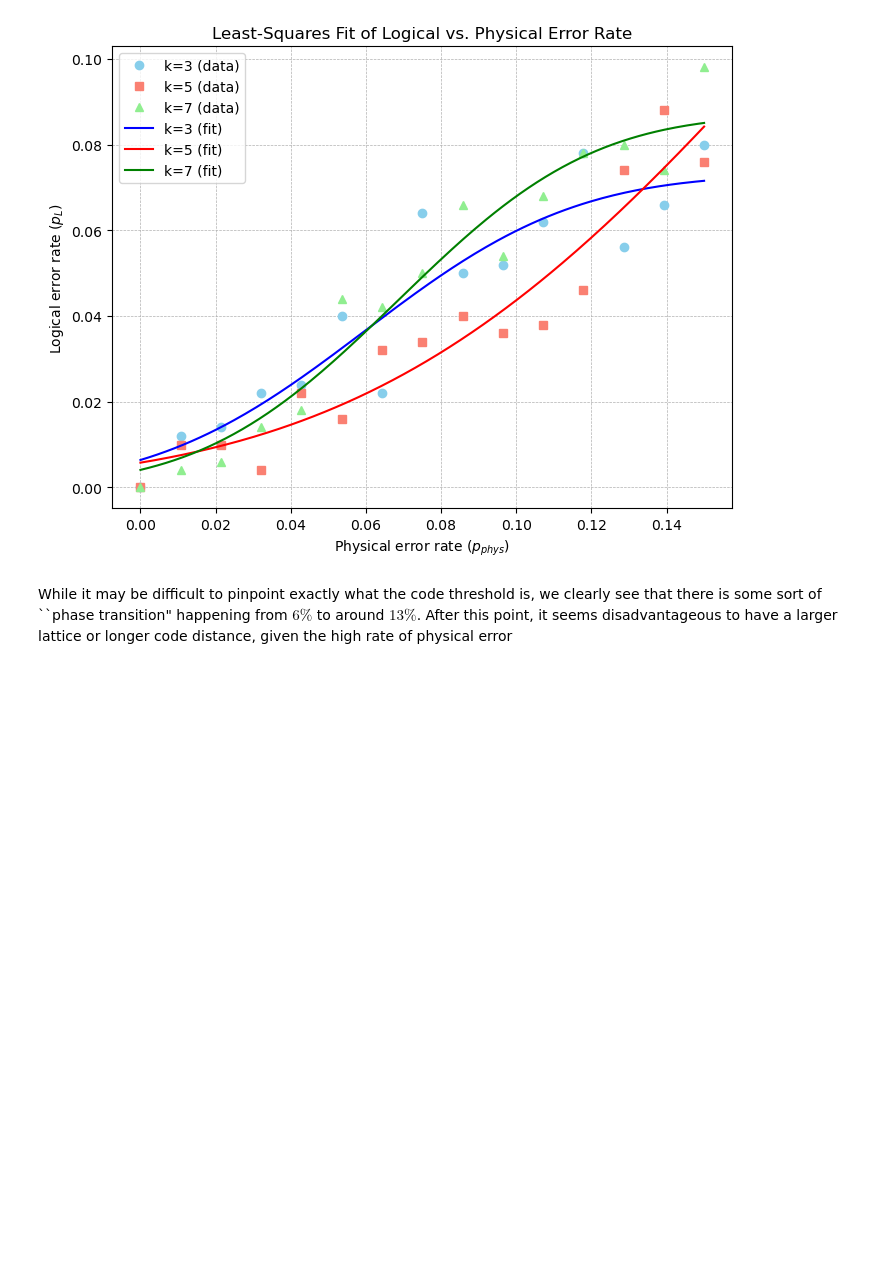
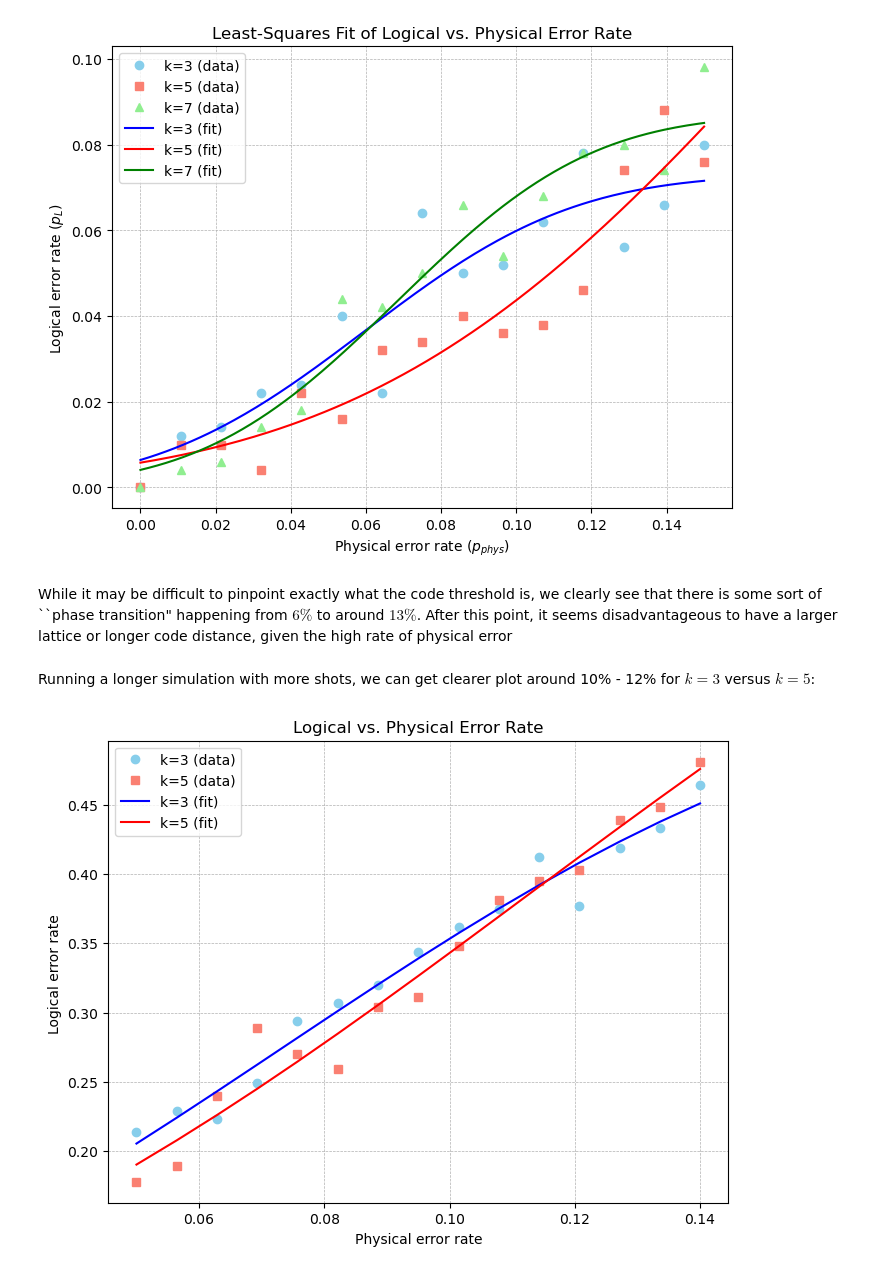
Before and after one commit to elhyc/Kitaev-Toric-Code, a Jupyter notebook: ToricMiniproject3.ipynb, the cells around one changed output. Cells and saved outputs as stored; diff of their text form; code cells hidden in the pictures; blank space fills up the shorter version.

```diff
--- a/ToricMiniproject3.ipynb
+++ b/ToricMiniproject3.ipynb
@@ -199,0 +159,27 @@ plt.show()
+# %% [markdown]
+Running a longer simulation with more shots, we can get clearer plot around 10% - 12% for $k =3$ versus $k=5$:
+# %%
+
+params_3, _ = curve_fit(threshold_fit_function, error_rates, logical_error_rates_3x3, p0=[1.0, 0.1, 0.02])
+params_5, _ = curve_fit(threshold_fit_function, error_rates, logical_error_rates_5x5, p0=[1.0, 0.1, 0.02])
+
+x_fit = np.linspace(0.05, 0.14, 15)
+y_fit_3 = threshold_fit_function(x_fit, *params_3)
+y_fit_5 = threshold_fit_function(x_fit, *params_5)
+
+plt.figure(figsize=(8, 6))
+
+plt.plot(error_rates, logical_error_rates_3x3, 'o', color='skyblue', label='k=3 (data)')
+plt.plot(error_rates, logical_error_rates_5x5, 's', color='salmon', label='k=5 (data)')
+
+plt.plot(x_fit, y_fit_3, color='blue', label='k=3 (fit)')
+plt.plot(x_fit, y_fit_5, color='red', label='k=5 (fit)')
+
+plt.title('Logical vs. Physical Error Rate')
+plt.xlabel('Physical error rate')
+plt.ylabel('Logical error rate ')
+plt.legend()
+plt.grid(True, which='both', linestyle='--', linewidth=0.5)
+plt.show()
+# %% [output]
+[figure, added]
```
Also changed, not shown: parts of 3 cells of this notebook.
